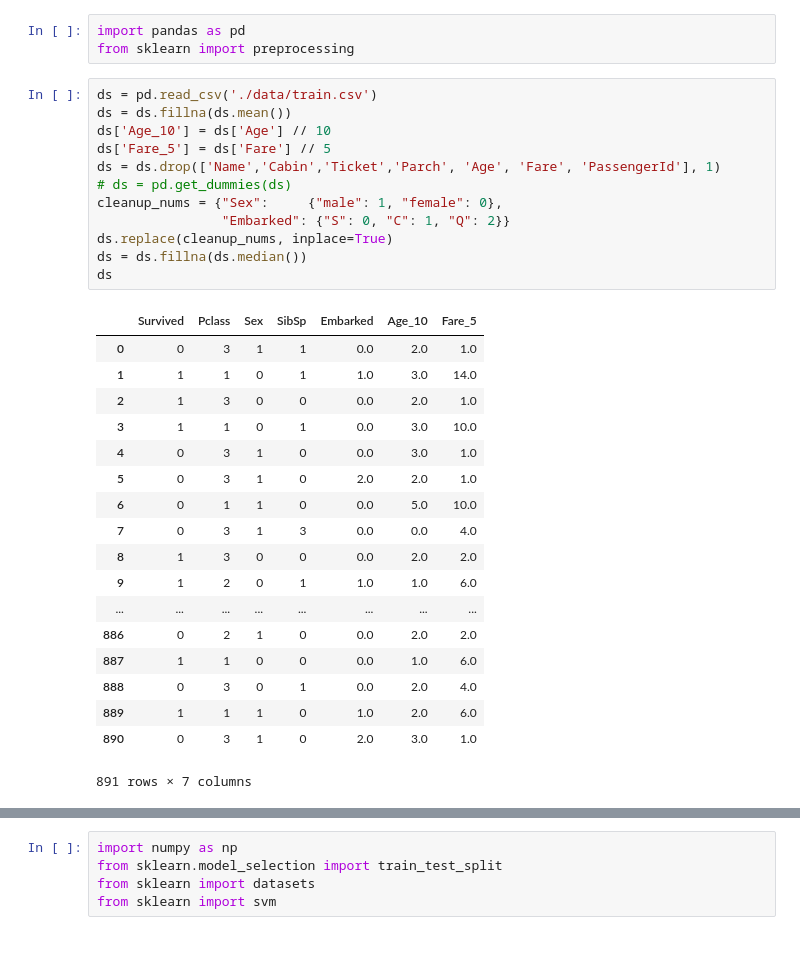
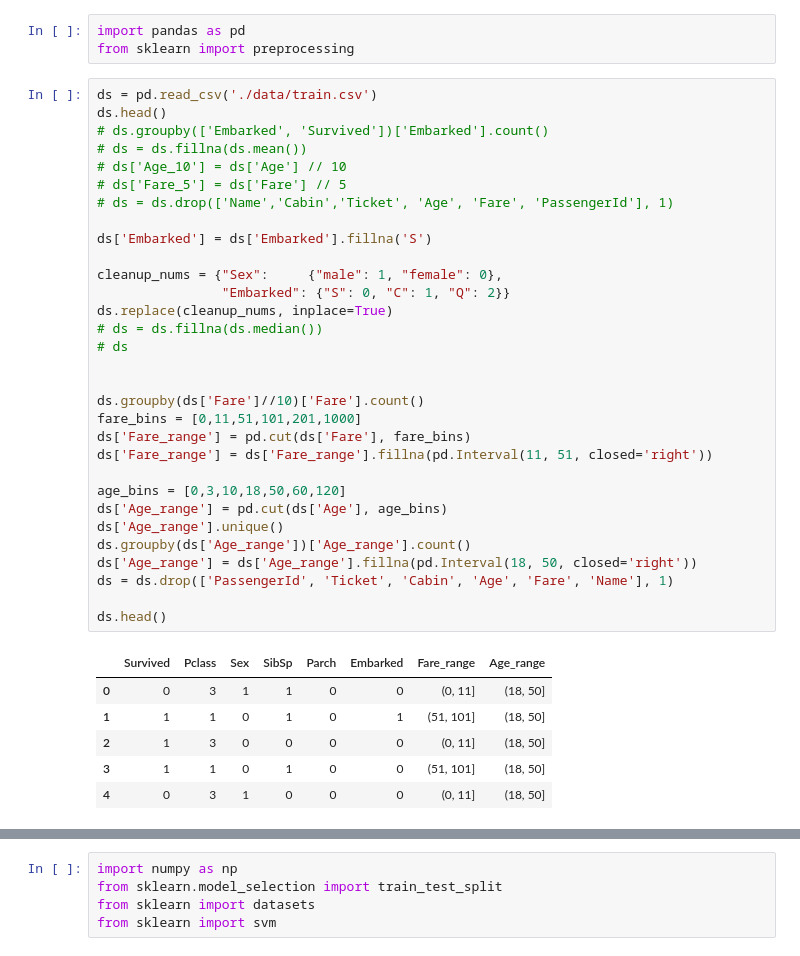
Before and after one commit to weize07/kaggle, a Jupyter notebook: titanic/svm_and_nn.ipynb, the cells around one changed output, grey strips where cells are left out. Cells and saved outputs as stored; diff of their text form.

```diff
--- a/titanic/svm_and_nn.ipynb
+++ b/titanic/svm_and_nn.ipynb
@@ -3,32 +3,39 @@ import pandas as pd
 from sklearn import preprocessing
 # %%
 ds = pd.read_csv('./data/train.csv')
-ds = ds.fillna(ds.mean())
-ds['Age_10'] = ds['Age'] // 10
-ds['Fare_5'] = ds['Fare'] // 5
-ds = ds.drop(['Name','Cabin','Ticket','Parch', 'Age', 'Fare', 'PassengerId'], 1)
-# ds = pd.get_dummies(ds)
+ds.head()
+# ds.groupby(['Embarked', 'Survived'])['Embarked'].count()
+# ds = ds.fillna(ds.mean())
+# ds['Age_10'] = ds['Age'] // 10
+# ds['Fare_5'] = ds['Fare'] // 5
+# ds = ds.drop(['Name','Cabin','Ticket', 'Age', 'Fare', 'PassengerId'], 1)
+
+ds['Embarked'] = ds['Embarked'].fillna('S')
+
 cleanup_nums = {"Sex":     {"male": 1, "female": 0},
                 "Embarked": {"S": 0, "C": 1, "Q": 2}}
 ds.replace(cleanup_nums, inplace=True)
-ds = ds.fillna(ds.median())
-ds
+# ds = ds.fillna(ds.median())
+# ds
+
+
+ds.groupby(ds['Fare']//10)['Fare'].count()
+fare_bins = [0,11,51,101,201,1000]
+ds['Fare_range'] = pd.cut(ds['Fare'], fare_bins)
+ds['Fare_range'] = ds['Fare_range'].fillna(pd.Interval(11, 51, closed='right'))
+
+age_bins = [0,3,10,18,50,60,120]
+ds['Age_range'] = pd.cut(ds['Age'], age_bins)
+ds['Age_range'].unique()
+ds.groupby(ds['Age_range'])['Age_range'].count()
+ds['Age_range'] = ds['Age_range'].fillna(pd.Interval(18, 50, closed='right'))
+ds = ds.drop(['PassengerId', 'Ticket', 'Cabin', 'Age', 'Fare', 'Name'], 1)
+
+ds.head()
 # %% [output]
-|  | Survived | Pclass | Sex | SibSp | Embarked | Age_10 | Fare_5 |
-| 0 | 0 | 3 | 1 | 1 | 0.0 | 2.0 | 1.0 |
-| 1 | 1 | 1 | 0 | 1 | 1.0 | 3.0 | 14.0 |
-| 2 | 1 | 3 | 0 | 0 | 0.0 | 2.0 | 1.0 |
-| 3 | 1 | 1 | 0 | 1 | 0.0 | 3.0 | 10.0 |
-| 4 | 0 | 3 | 1 | 0 | 0.0 | 3.0 | 1.0 |
-| 5 | 0 | 3 | 1 | 0 | 2.0 | 2.0 | 1.0 |
-| 6 | 0 | 1 | 1 | 0 | 0.0 | 5.0 | 10.0 |
-| 7 | 0 | 3 | 1 | 3 | 0.0 | 0.0 | 4.0 |
-| 8 | 1 | 3 | 0 | 0 | 0.0 | 2.0 | 2.0 |
-| 9 | 1 | 2 | 0 | 1 | 1.0 | 1.0 | 6.0 |
-| ... | ... | ... | ... | ... | ... | ... | ... |
-| 886 | 0 | 2 | 1 | 0 | 0.0 | 2.0 | 2.0 |
-| 887 | 1 | 1 | 0 | 0 | 0.0 | 1.0 | 6.0 |
-| 888 | 0 | 3 | 0 | 1 | 0.0 | 2.0 | 4.0 |
-| 889 | 1 | 1 | 1 | 0 | 1.0 | 2.0 | 6.0 |
-| 890 | 0 | 3 | 1 | 0 | 2.0 | 3.0 | 1.0 |
+|  | Survived | Pclass | Sex | SibSp | Parch | Embarked | Fare_range | Age_range |
+| 0 | 0 | 3 | 1 | 1 | 0 | 0 | (0, 11] | (18, 50] |
+| 1 | 1 | 1 | 0 | 1 | 0 | 1 | (51, 101] | (18, 50] |
+| 2 | 1 | 3 | 0 | 0 | 0 | 0 | (0, 11] | (18, 50] |
+| 3 | 1 | 1 | 0 | 1 | 0 | 0 | (51, 101] | (18, 50] |
+| 4 | 0 | 3 | 1 | 0 | 0 | 0 | (0, 11] | (18, 50] |
-891 rows × 7 columns
```
Also changed, not shown: parts of 6 cells of this notebook, 1 other file.
